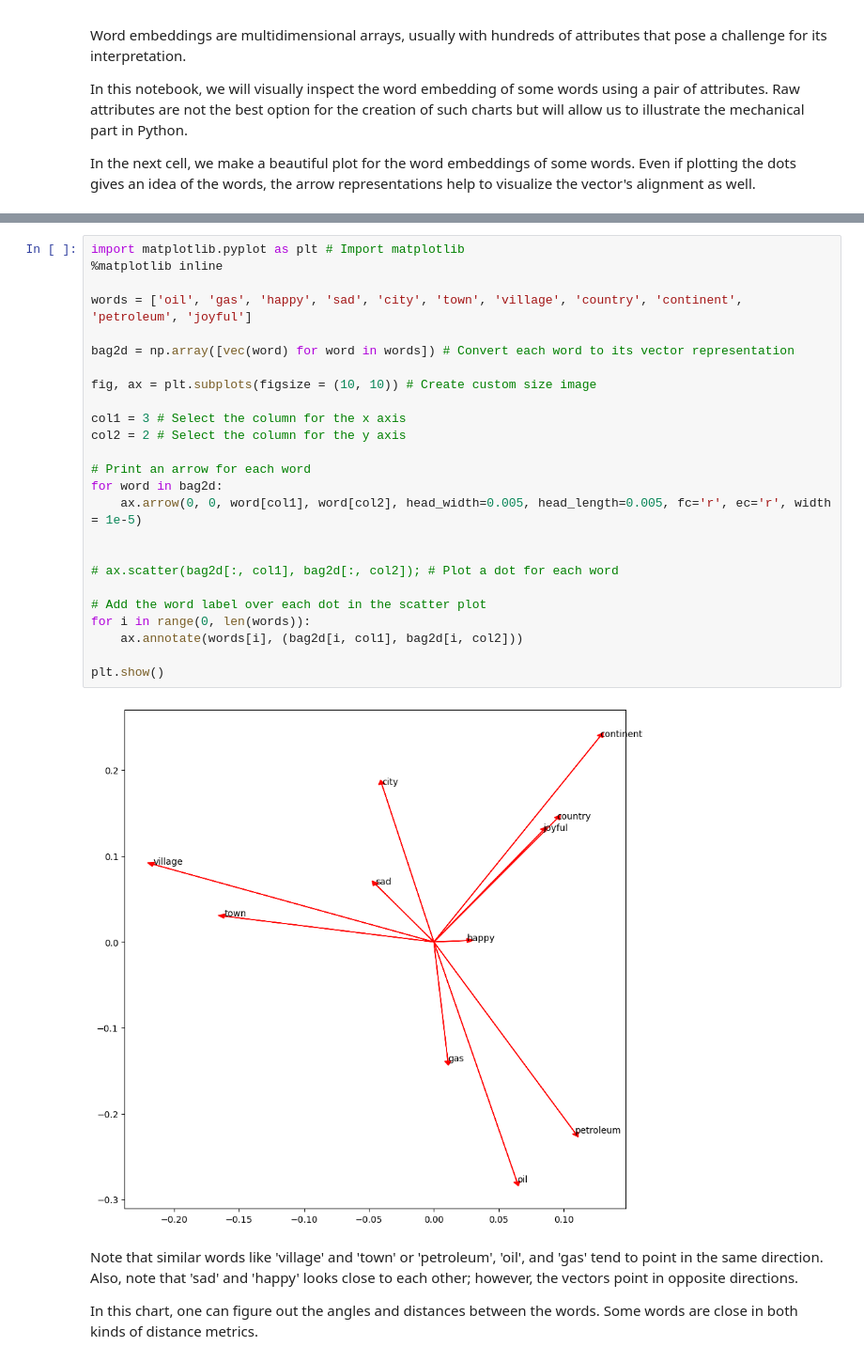
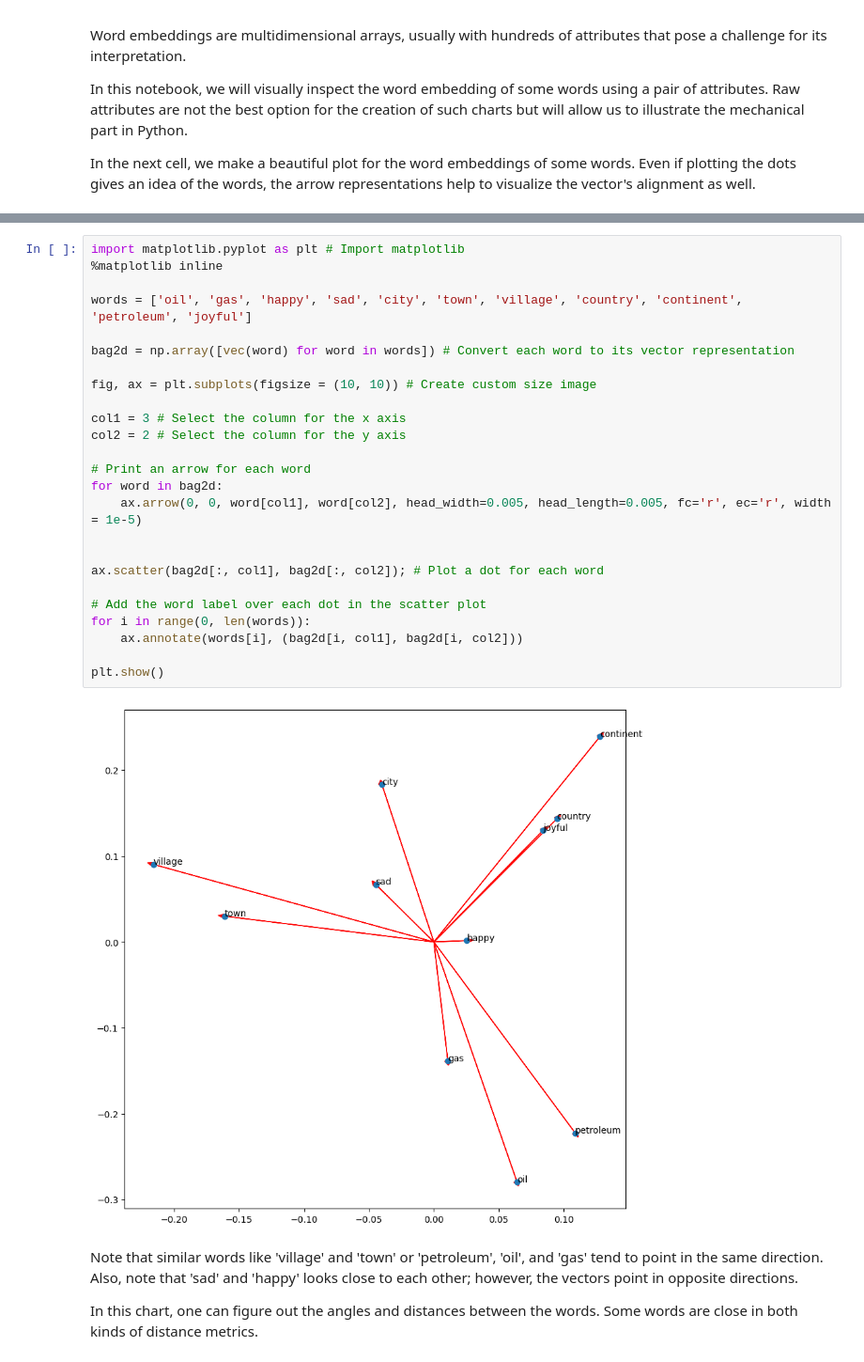
Before and after one commit to Harshobhit/nlp-specialization, a Jupyter notebook: NLP with Classification and Vector Spaces/Vector Space Models/manipulating_word_embeddings.ipynb, the cells around one changed output, grey strips where cells are left out. Shown: that part at 94% size. Drawn from its saved outputs; the diff is of its cells as text.

```diff
--- a/NLP with Classification and Vector Spaces/Vector Space Models/manipulating_word_embeddings.ipynb
+++ b/NLP with Classification and Vector Spaces/Vector Space Models/manipulating_word_embeddings.ipynb
@@ -74,30 +55,30 @@ array([-0.16113281,  0.10546875, -0.13867188,  0.01080322,  0.01708984,
 # %%
 import matplotlib.pyplot as plt # Import matplotlib
 %matplotlib inline
 
 words = ['oil', 'gas', 'happy', 'sad', 'city', 'town', 'village', 'country', 'continent', 'petroleum', 'joyful']
 
 bag2d = np.array([vec(word) for word in words]) # Convert each word to its vector representation
 
 fig, ax = plt.subplots(figsize = (10, 10)) # Create custom size image
 
 col1 = 3 # Select the column for the x axis
 col2 = 2 # Select the column for the y axis
 
 # Print an arrow for each word
 for word in bag2d:
     ax.arrow(0, 0, word[col1], word[col2], head_width=0.005, head_length=0.005, fc='r', ec='r', width = 1e-5)
 
 
-# ax.scatter(bag2d[:, col1], bag2d[:, col2]); # Plot a dot for each word
+ax.scatter(bag2d[:, col1], bag2d[:, col2]); # Plot a dot for each word
 
 # Add the word label over each dot in the scatter plot
 for i in range(0, len(words)):
     ax.annotate(words[i], (bag2d[i, col1], bag2d[i, col2]))
 
 plt.show()
 # %% [output]
-[figure, old version]
+[figure, new version]
 # %% [markdown]
 Note that similar words like 'village' and 'town' or 'petroleum', 'oil', and 'gas' tend to point in the same direction. Also, note that 'sad' and 'happy' looks close to each other; however, the vectors point in opposite directions.
 
```
Also changed, not shown: parts of 21 cells of this notebook.
